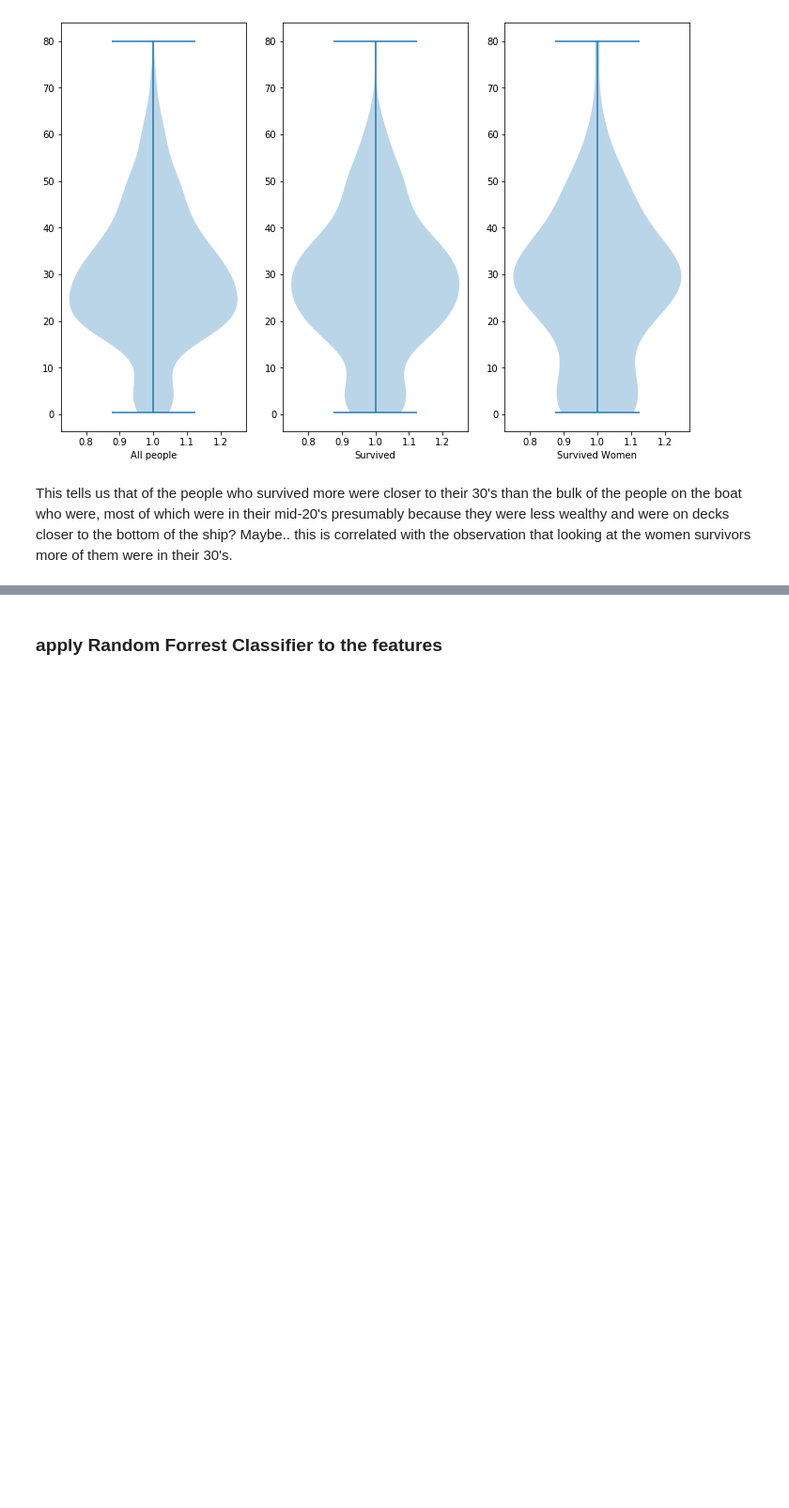
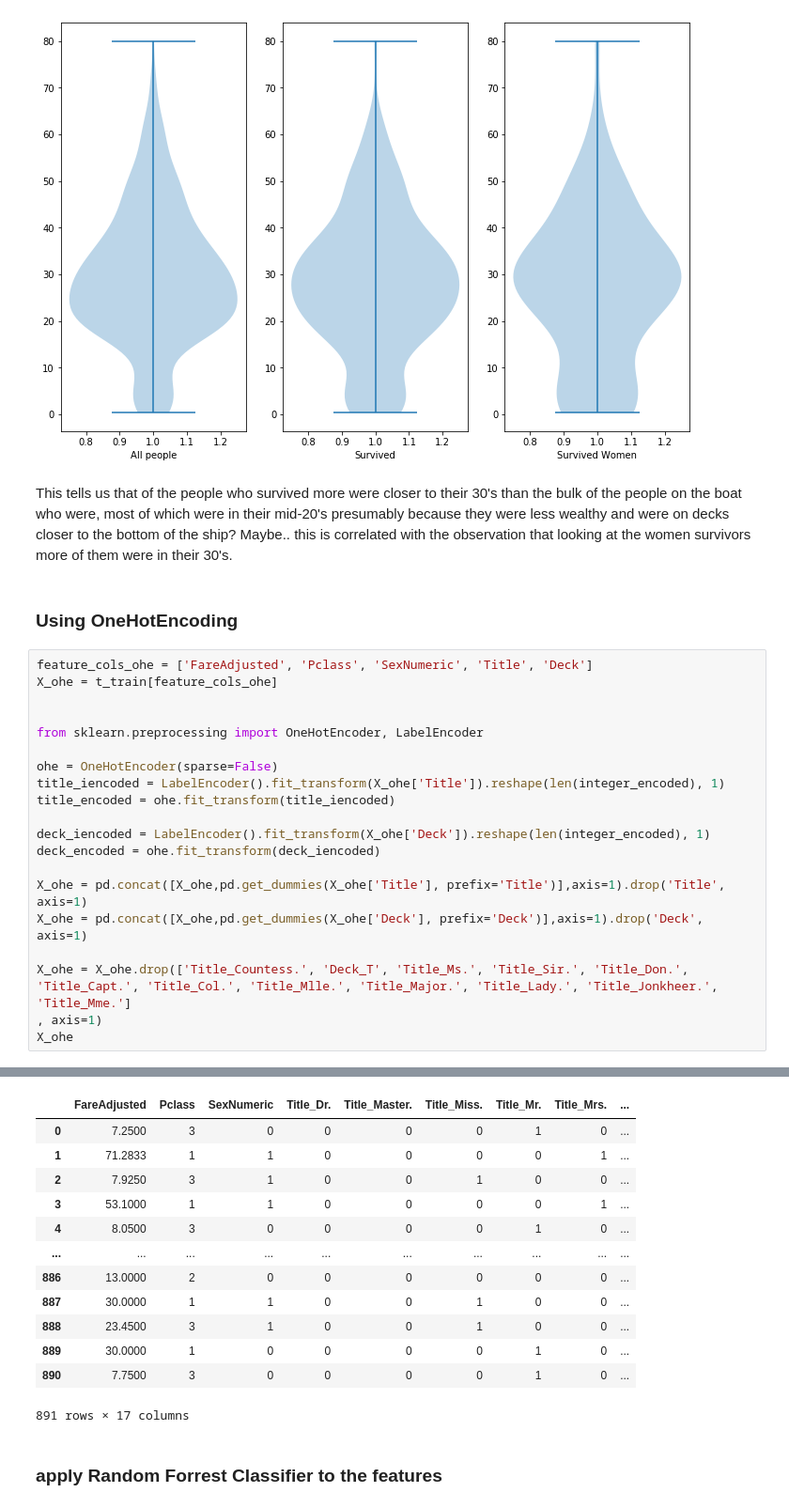
Before and after one commit to osofariu/titanic, a Jupyter notebook: titanic_kernel_ovi.ipynb, the cells around one changed output, grey strips where cells are left out. Shown: that part at 94% size. Cells and saved outputs as stored; diff of their text form; blank space fills up the shorter version.

Commit message:
manufactured features with OneHotEncoder

```diff
--- a/titanic_kernel_ovi.ipynb
+++ b/titanic_kernel_ovi.ipynb
@@ -251,3 +248,26 @@ ax[2].violinplot(dataset=age_data[(age_data['Survived'] == 1) & (age_data['SexNu
 [figure]
 # %% [markdown]
 This tells us that of the people who survived more were closer to their 30's than the bulk of the people on the boat who were, most of which were in their mid-20's presumably because they were less wealthy and were on decks closer to the bottom of the ship?  Maybe.. this is correlated with the observation that looking at the women survivors more of them were in their 30's.
+# %% [markdown]
+### Using OneHotEncoding
+# %%
+feature_cols_ohe = ['FareAdjusted', 'Pclass', 'SexNumeric', 'Title', 'Deck']
+X_ohe = t_train[feature_cols_ohe]
+
+
+from sklearn.preprocessing import OneHotEncoder, LabelEncoder
+
+ohe = OneHotEncoder(sparse=False)
+title_iencoded = LabelEncoder().fit_transform(X_ohe['Title']).reshape(len(integer_encoded), 1)
+title_encoded = ohe.fit_transform(title_iencoded)
+
+deck_iencoded = LabelEncoder().fit_transform(X_ohe['Deck']).reshape(len(integer_encoded), 1)
+deck_encoded = ohe.fit_transform(deck_iencoded)
+
+X_ohe = pd.concat([X_ohe,pd.get_dummies(X_ohe['Title'], prefix='Title')],axis=1).drop('Title', axis=1)
+X_ohe = pd.concat([X_ohe,pd.get_dummies(X_ohe['Deck'], prefix='Deck')],axis=1).drop('Deck', axis=1)
+
+X_ohe = X_ohe.drop(['Title_Countess.', 'Deck_T', 'Title_Ms.', 'Title_Sir.', 'Title_Don.', 'Title_Capt.', 'Title_Col.', 'Title_Mlle.', 'Title_Major.', 'Title_Lady.', 'Title_Jonkheer.', 'Title_Mme.']
+, axis=1)
+X_ohe
+# %% [output]
@@ -254,3 +280,16 @@ This tells us that of the people who survived more were closer to their 30's tha
+|  | FareAdjusted | Pclass | SexNumeric | Title_Dr. | Title_Master. | Title_Miss. | Title_Mr. | Title_Mrs. | ... |
+| 0 | 7.2500 | 3 | 0 | 0 | 0 | 0 | 1 | 0 | ... |
+| 1 | 71.2833 | 1 | 1 | 0 | 0 | 0 | 0 | 1 | ... |
+| 2 | 7.9250 | 3 | 1 | 0 | 0 | 1 | 0 | 0 | ... |
+| 3 | 53.1000 | 1 | 1 | 0 | 0 | 0 | 0 | 1 | ... |
+| 4 | 8.0500 | 3 | 0 | 0 | 0 | 0 | 1 | 0 | ... |
+| ... | ... | ... | ... | ... | ... | ... | ... | ... | ... |
+| 886 | 13.0000 | 2 | 0 | 0 | 0 | 0 | 0 | 0 | ... |
+| 887 | 30.0000 | 1 | 1 | 0 | 0 | 1 | 0 | 0 | ... |
+| 888 | 23.4500 | 3 | 1 | 0 | 0 | 1 | 0 | 0 | ... |
+| 889 | 30.0000 | 1 | 0 | 0 | 0 | 0 | 1 | 0 | ... |
+| 890 | 7.7500 | 3 | 0 | 0 | 0 | 0 | 1 | 0 | ... |
+891 rows × 17 columns
 # %% [markdown]
 ### apply Random Forrest Classifier to the features
 # %%
```
Also changed, not shown: parts of 8 cells of this notebook, 1 other file.
